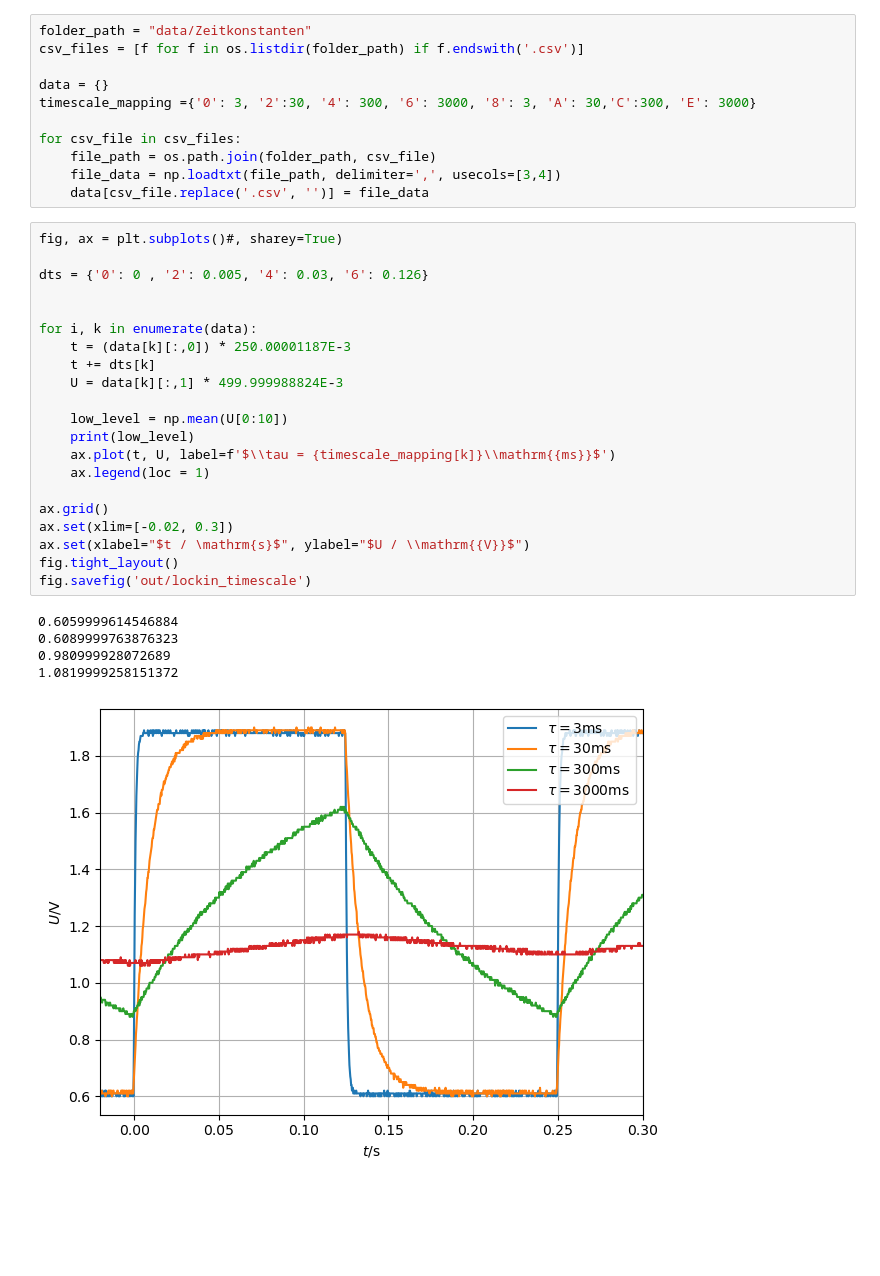
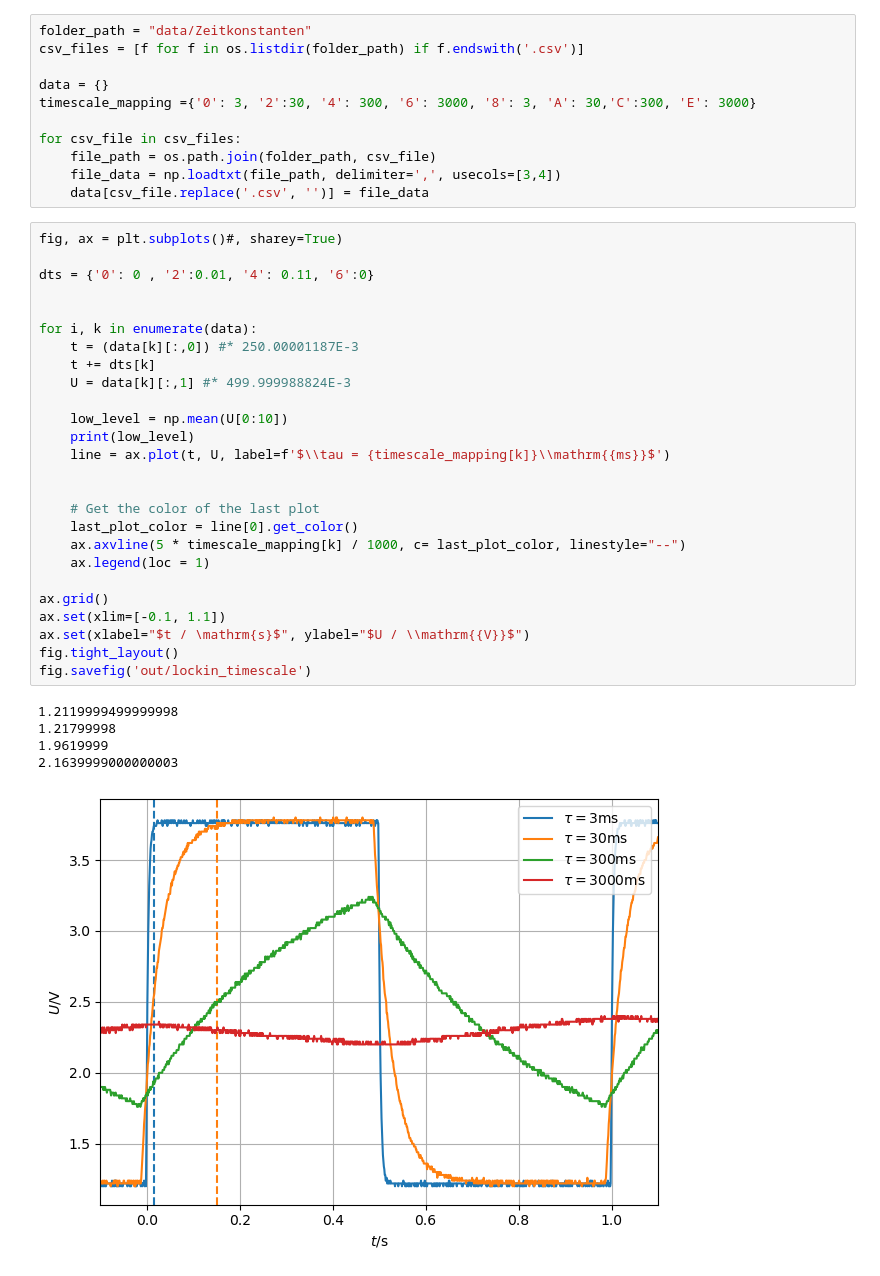
Before and after one commit to hanno22/FPraktikum, a Jupyter notebook: QuantenHall/lockin_timescale.ipynb, the cells around one changed output. Cells and saved outputs as stored; diff of their text form; blank space fills up the shorter version.

```diff
--- a/QuantenHall/lockin_timescale.ipynb
+++ b/QuantenHall/lockin_timescale.ipynb
@@ -16,27 +16,32 @@ for csv_file in csv_files:
 # %%
 fig, ax = plt.subplots()#, sharey=True)
 
-dts = {'0': 0 , '2': 0.005, '4': 0.03, '6': 0.126}
+dts = {'0': 0 , '2':0.01, '4': 0.11, '6':0}
 
 
 for i, k in enumerate(data):
-    t = (data[k][:,0]) * 250.00001187E-3
+    t = (data[k][:,0]) #* 250.00001187E-3
     t += dts[k]
-    U = data[k][:,1] * 499.999988824E-3
+    U = data[k][:,1] #* 499.999988824E-3
 
     low_level = np.mean(U[0:10])
     print(low_level)
-    ax.plot(t, U, label=f'$\\tau = {timescale_mapping[k]}\\mathrm{{ms}}$')
+    line = ax.plot(t, U, label=f'$\\tau = {timescale_mapping[k]}\\mathrm{{ms}}$')
+
+
+    # Get the color of the last plot
+    last_plot_color = line[0].get_color()
+    ax.axvline(5 * timescale_mapping[k] / 1000, c= last_plot_color, linestyle="--")
     ax.legend(loc = 1)
 
 ax.grid()
-ax.set(xlim=[-0.02, 0.3])
+ax.set(xlim=[-0.1, 1.1])
 ax.set(xlabel="$t / \mathrm{s}$", ylabel="$U / \\mathrm{{V}}$")
 fig.tight_layout()
 fig.savefig('out/lockin_timescale')
 # %% [output]
-0.6059999614546884
-0.6089999763876323
-0.980999928072689
-1.0819999258151372
+1.2119999499999998
+1.21799998
+1.9619999
+2.1639999000000003
-[figure, old version]
+[figure, new version]
```
Also changed, not shown: 15 other files.
